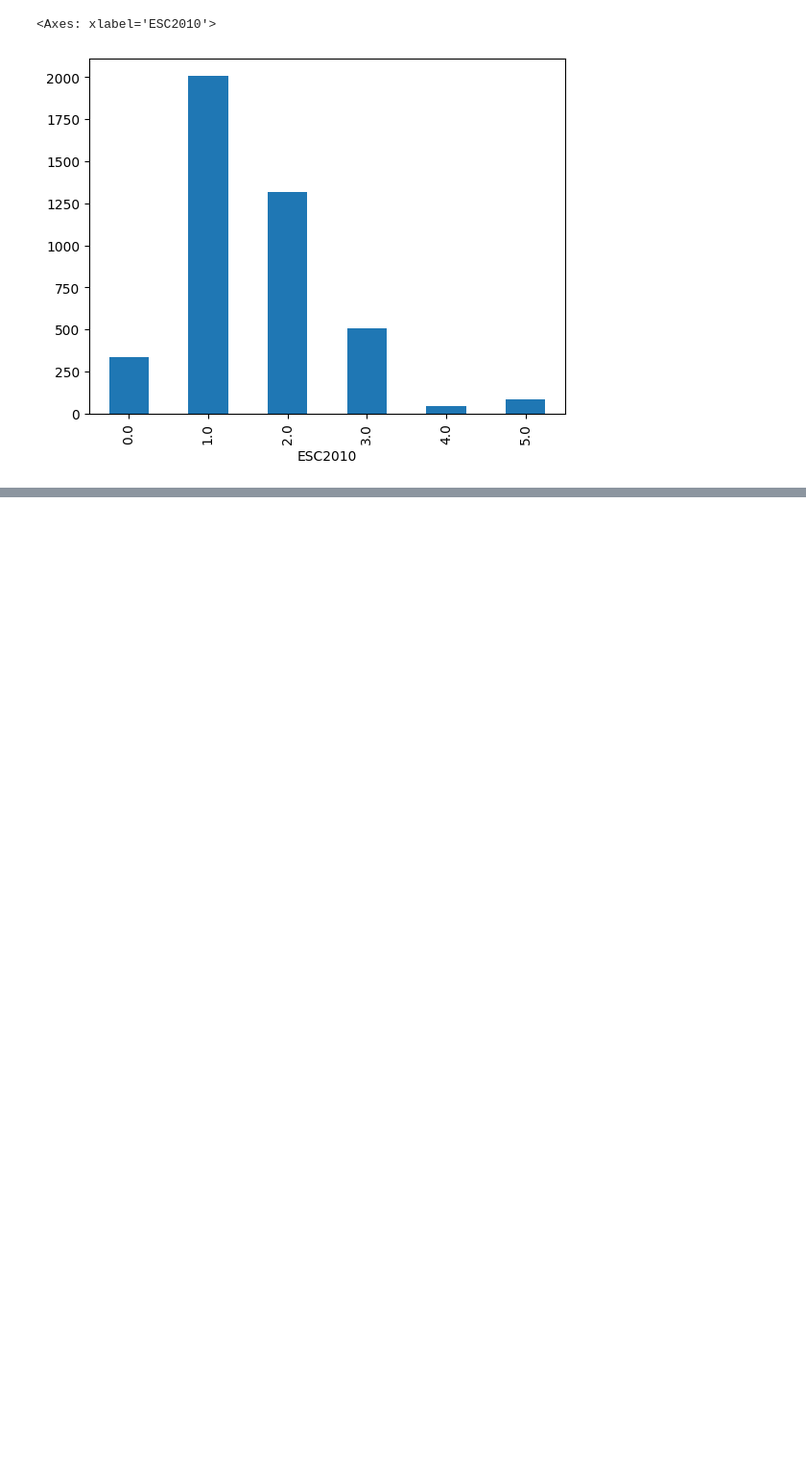
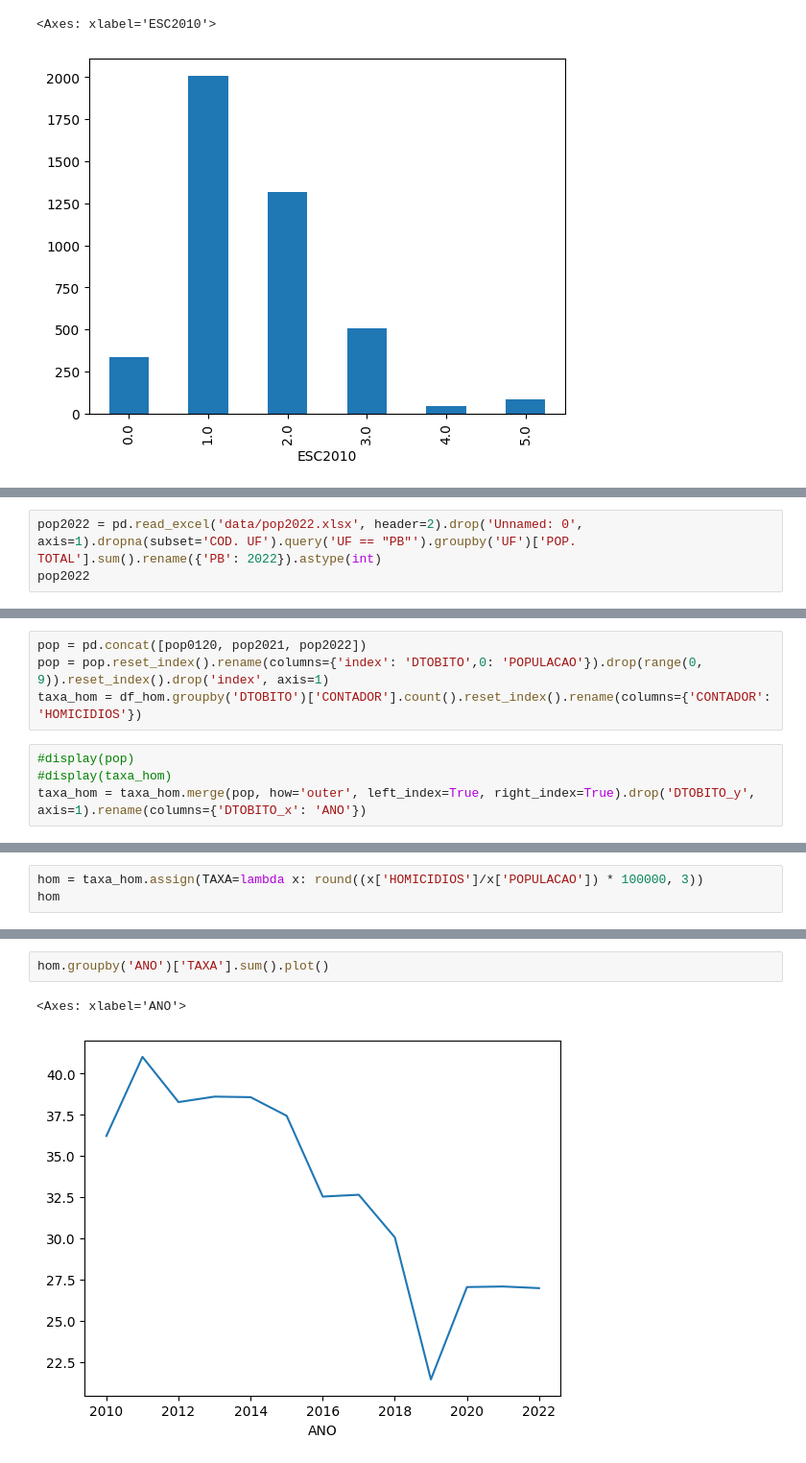
Before and after one commit to iagonmic/taxa-homicidio-pb, a Jupyter notebook: analise.ipynb, the cells around one changed output, grey strips where cells are left out. Shown at 96% size. Saved outputs shown, nothing was run; the diff lists cells and outputs as text; blank space fills up the shorter version.

```diff
--- a/analise.ipynb
+++ b/analise.ipynb
@@ -150,0 +178,3 @@ ValueError: Multiple files found in ZIP file. Only one file per ZIP: ['PESSOAP3_
+# %%
+pop2022 = pd.read_excel('data/pop2022.xlsx', header=2).drop('Unnamed: 0', axis=1).dropna(subset='COD. UF').query('UF == "PB"').groupby('UF')['POP. TOTAL'].sum().rename({'PB': 2022}).astype(int)
+pop2022
@@ -150,0 +187,8 @@ ValueError: Multiple files found in ZIP file. Only one file per ZIP: ['PESSOAP3_
+# %%
+pop = pd.concat([pop0120, pop2021, pop2022])
+pop = pop.reset_index().rename(columns={'index': 'DTOBITO',0: 'POPULACAO'}).drop(range(0, 9)).reset_index().drop('index', axis=1)
+taxa_hom = df_hom.groupby('DTOBITO')['CONTADOR'].count().reset_index().rename(columns={'CONTADOR': 'HOMICIDIOS'})
+# %%
+#display(pop)
+#display(taxa_hom)
+taxa_hom = taxa_hom.merge(pop, how='outer', left_index=True, right_index=True).drop('DTOBITO_y', axis=1).rename(columns={'DTOBITO_x': 'ANO'})
@@ -150,0 +214,3 @@ ValueError: Multiple files found in ZIP file. Only one file per ZIP: ['PESSOAP3_
+# %%
+hom = taxa_hom.assign(TAXA=lambda x: round((x['HOMICIDIOS']/x['POPULACAO']) * 100000, 3))
+hom
@@ -150,0 +232,5 @@ ValueError: Multiple files found in ZIP file. Only one file per ZIP: ['PESSOAP3_
+# %%
+hom.groupby('ANO')['TAXA'].sum().plot()
+# %% [output]
+<Axes: xlabel='ANO'>
+[figure, added]
```
Also changed, not shown: parts of 18 cells of this notebook, 4 other files.
